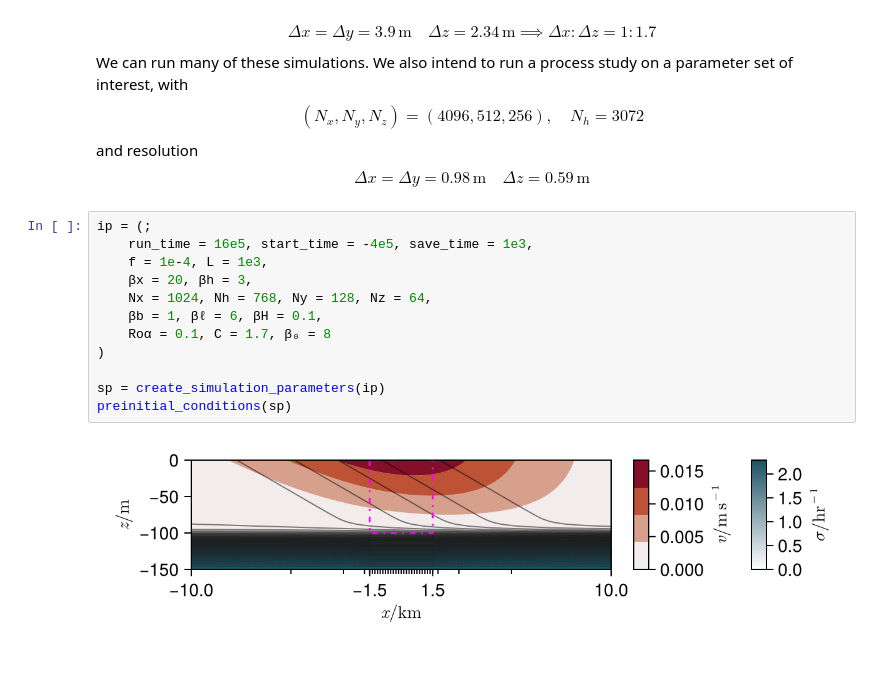
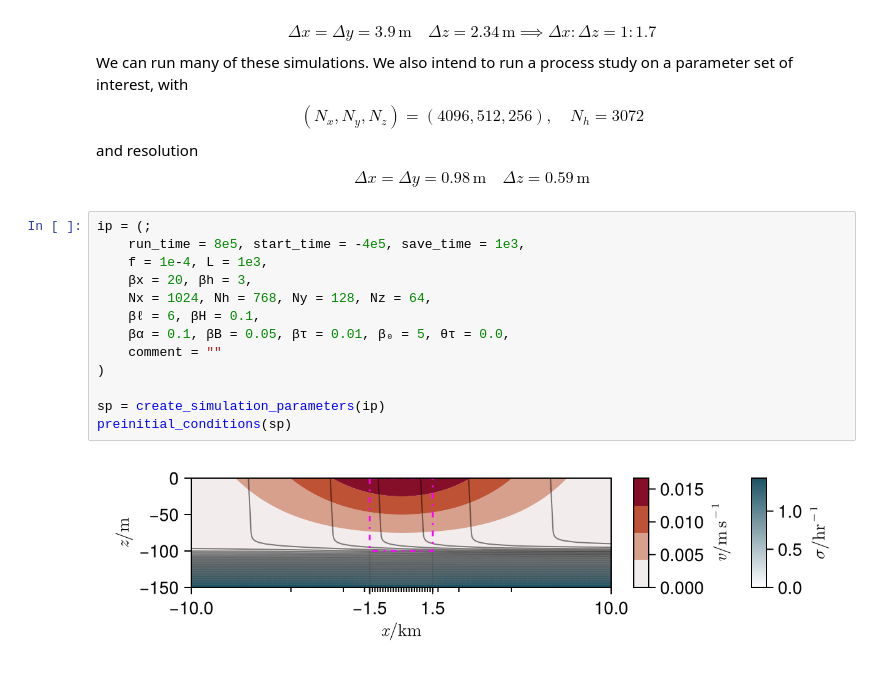
Before and after one commit to erin-atkinson/turbulence-at-many-fronts, a Jupyter notebook: notebooks/Parameters.ipynb, the cells around one changed output. Saved outputs shown, nothing was run; the diff lists cells and outputs as text.

```diff
--- a/notebooks/Parameters.ipynb
+++ b/notebooks/Parameters.ipynb
@@ -166,16 +166,17 @@ $$
 $$
 # %%
 ip = (;
-    run_time = 16e5, start_time = -4e5, save_time = 1e3,
+    run_time = 8e5, start_time = -4e5, save_time = 1e3,
     f = 1e-4, L = 1e3,
     βx = 20, βh = 3,
     Nx = 1024, Nh = 768, Ny = 128, Nz = 64,
-    βb = 1, βℓ = 6, βH = 0.1,
-    Roα = 0.1, C = 1.7, β₀ = 8
+    βℓ = 6, βH = 0.1,
+    βα = 0.1, βB = 0.05, βτ = 0.01, β₀ = 5, θτ = 0.0,
+    comment = ""
 )
 
 sp = create_simulation_parameters(ip)
 preinitial_conditions(sp)
 # %% [output]
-[figure, old version]
+[figure, new version]
 # %% [markdown]
```
Also changed, not shown: parts of 10 cells of this notebook, 35 other files.
